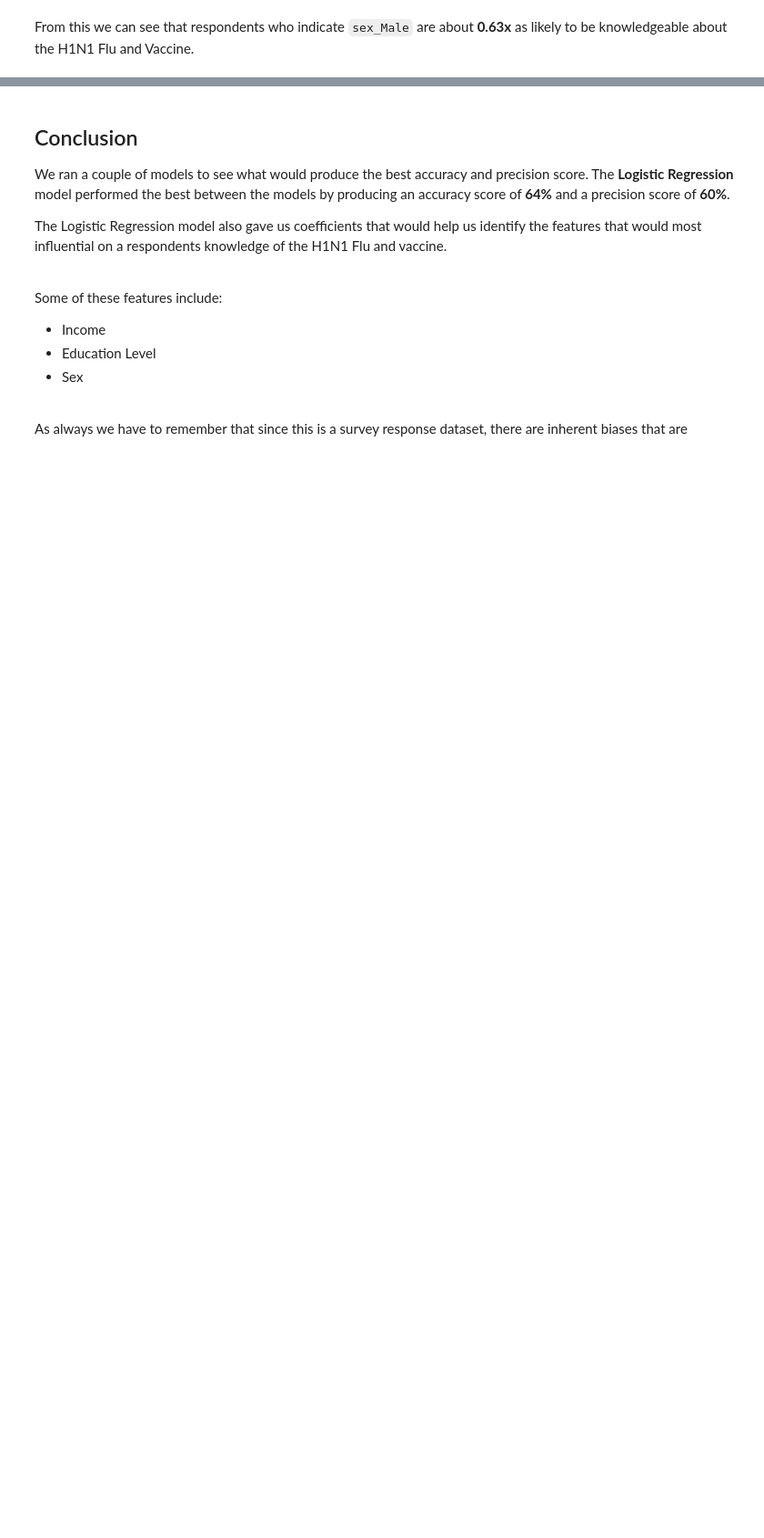
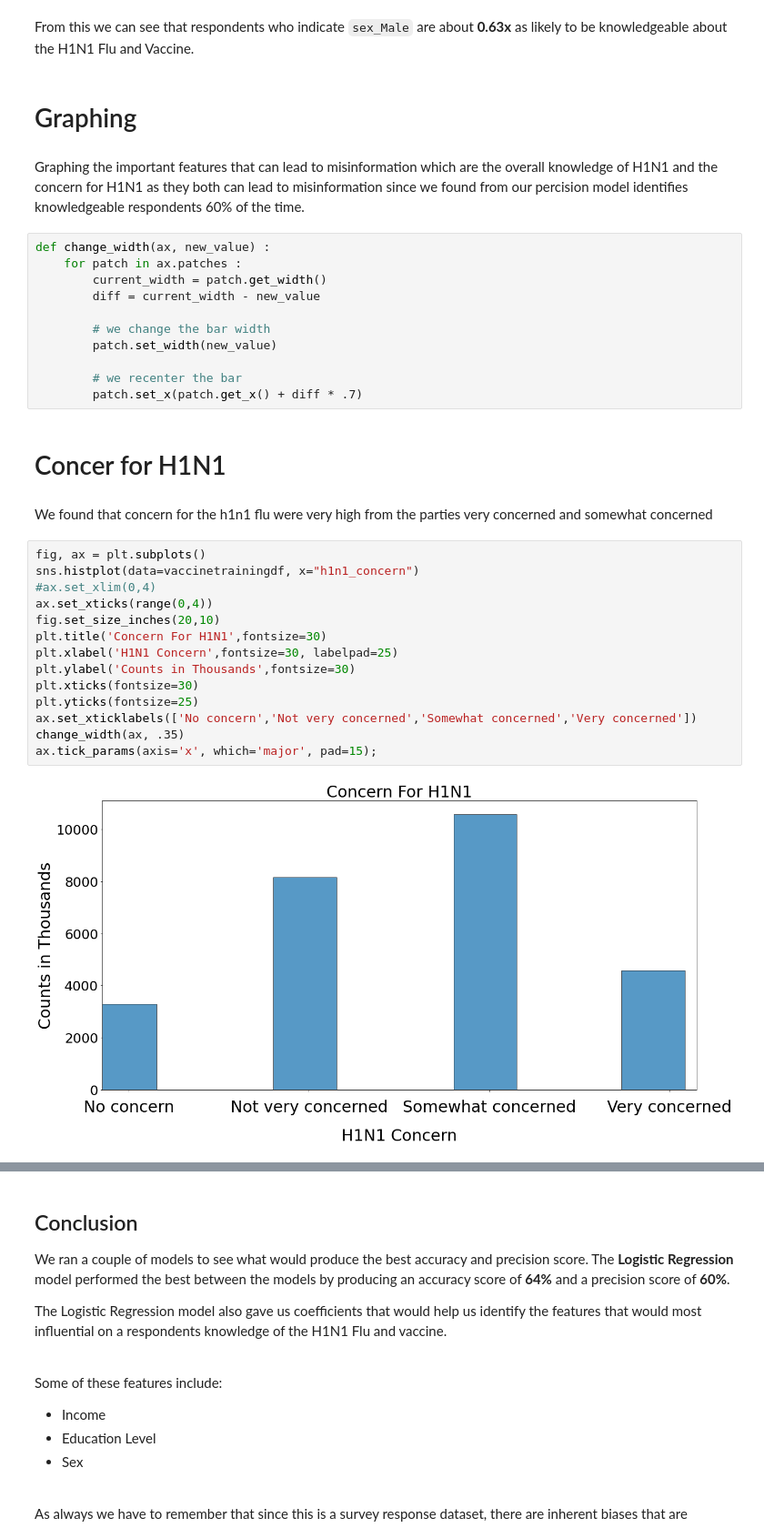
Before and after one commit to petercvuong/Phase-3-Project, a Jupyter notebook: Project 3 Notebook.ipynb, the cells around one changed output, grey strips where cells are left out. Shown at 91% size. Cells and saved outputs as stored; diff of their text form; blank space fills up the shorter version.

```diff
--- a/Project 3 Notebook.ipynb
+++ b/Project 3 Notebook.ipynb
@@ -787,2 +794,37 @@ Odds: 0.6306974484471146
 # %% [markdown]
 From this we can see that respondents who indicate `sex_Male` are about **0.63x** as likely to be knowledgeable about the H1N1 Flu and Vaccine.
+# %% [markdown]
+# Graphing
+# %% [markdown]
+Graphing the important features that can lead to misinformation which are the overall knowledge of H1N1 and the concern for H1N1 as they both can lead to misinformation since we found from our percision model identifies knowledgeable respondents 60% of the time.
+# %%
+def change_width(ax, new_value) :
+    for patch in ax.patches :
+        current_width = patch.get_width()
+        diff = current_width - new_value
+
+        # we change the bar width
+        patch.set_width(new_value)
+
+        # we recenter the bar
+        patch.set_x(patch.get_x() + diff * .7)
+# %% [markdown]
+# Concer for H1N1
+# %% [markdown]
+We found that concern for the h1n1 flu were very high from the parties very concerned and somewhat concerned
+# %%
+fig, ax = plt.subplots()
+sns.histplot(data=vaccinetrainingdf, x="h1n1_concern")
+#ax.set_xlim(0,4)
+ax.set_xticks(range(0,4))
+fig.set_size_inches(20,10)
+plt.title('Concern For H1N1',fontsize=30)
+plt.xlabel('H1N1 Concern',fontsize=30, labelpad=25)
+plt.ylabel('Counts in Thousands',fontsize=30)
+plt.xticks(fontsize=30)
+plt.yticks(fontsize=25)
+ax.set_xticklabels(['No concern','Not very concerned','Somewhat concerned','Very concerned'])
+change_width(ax, .35)
+ax.tick_params(axis='x', which='major', pad=15);
+# %% [output]
+[figure, added]
```
Also changed, not shown: parts of 24 cells of this notebook.
